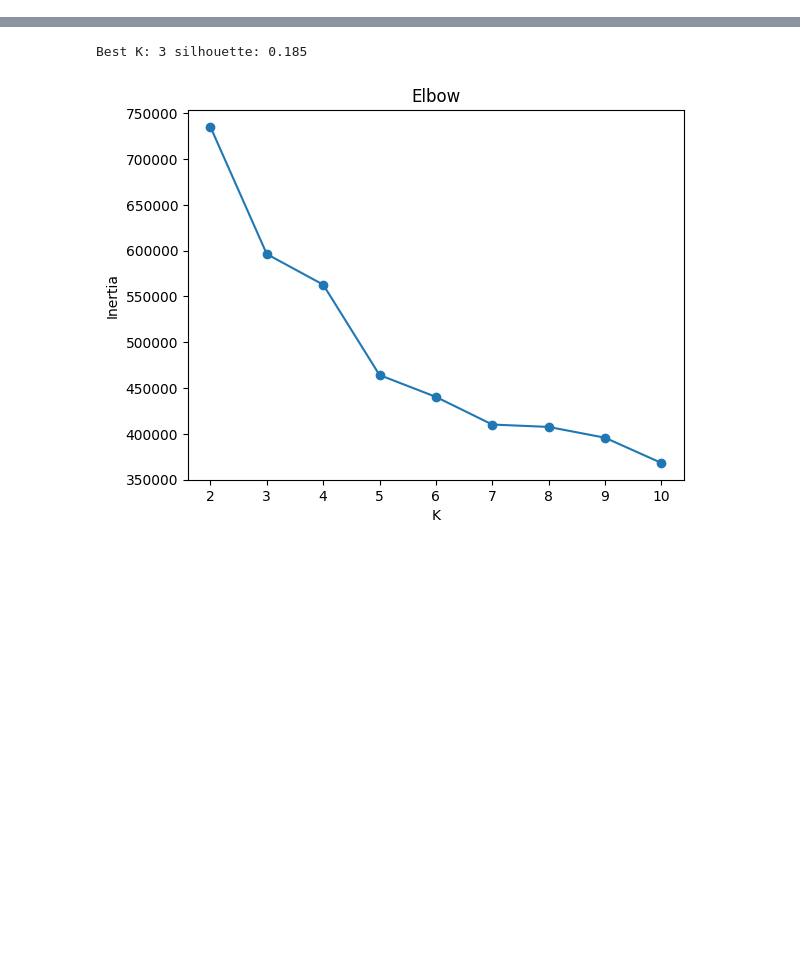
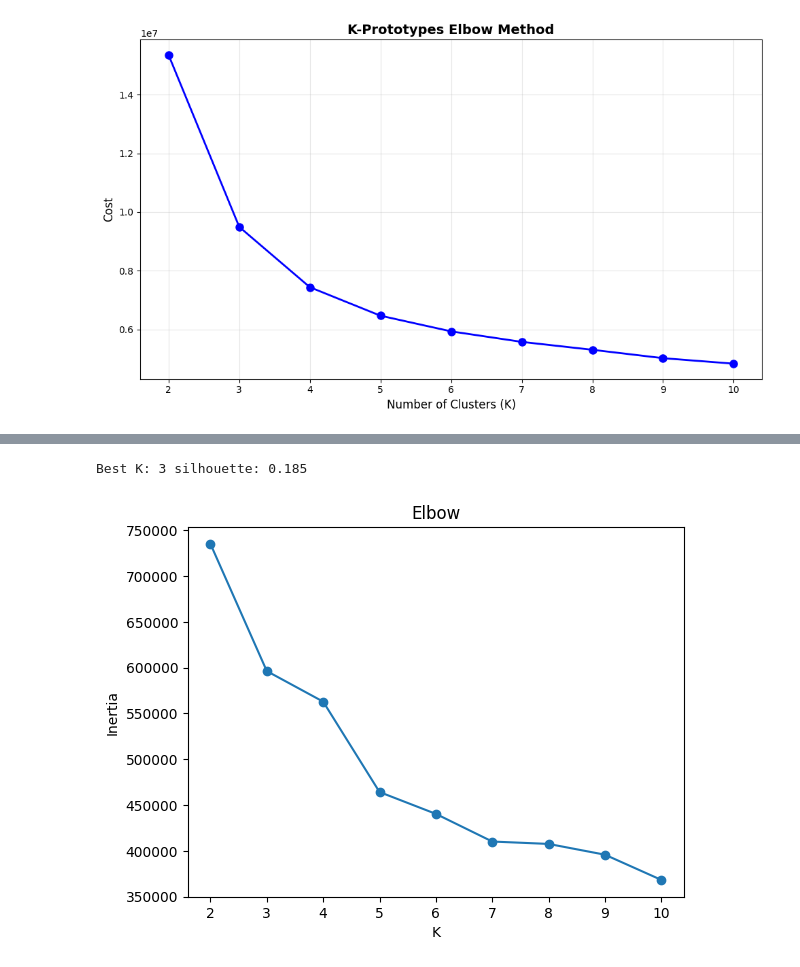
Before and after one commit to beckhamtoh/CS3244-Gun-Violence, a Jupyter notebook: notebooks/clustering.ipynb, the cells around one changed output, grey strips where cells are left out. Cells and saved outputs as stored; diff of their text form; code cells hidden in the pictures; blank space fills up the shorter version.

Commit message:
edited clustering

```diff
--- a/notebooks/clustering.ipynb
+++ b/notebooks/clustering.ipynb
@@ -0,0 +3,99 @@
+# %%
+# import libraries
+import pandas as pd, numpy as np
+from sklearn.impute import SimpleImputer
+from sklearn.preprocessing import StandardScaler
+from sklearn.compose import ColumnTransformer
+from sklearn.pipeline import Pipeline
+from sklearn.metrics import davies_bouldin_score, calinski_harabasz_score, silhouette_score
+from sklearn.decomposition import PCA
+import matplotlib.pyplot as plt
+from kmodes.kprototypes import KPrototypes
+
+# import pre-processed dataset
+df = pd.read_csv("../data/processed/guns_encoded.csv")
+
+# Drop useless columns
+df = df.drop(columns=['S.No.', 'Year', 'Month', 'Date', 'Hispanic'], errors='ignore')
+
+# Define feature groups
+# Already one-hot encoded features
+encoded_categorical = [
+    'Reason_Accidental', 'Reason_Homicide', 'Reason_Suicide', 'Reason_Undetermined',
+    'Education_Bachelors', 'Education_High School', 'Education_Less than High School',
+    'Education_Some college', 'Education_Unknown',
+    'Sex_Female', 'Sex_Male',
+    'Race_Asian/Pacific Islander', 'Race_Black', 'Race_Hispanic',
+    'Race_Native American/Native Alaskan', 'Race_White',
+    'Place of incident_Farm', 'Place of incident_Home', 'Place of incident_Industrial/construction',
+    'Place of incident_Other specified', 'Place of incident_Other unspecified',
+    'Place of incident_Residential institution', 'Place of incident_School/instiution',
+    'Place of incident_Sports', 'Place of incident_Street', 'Place of incident_Trade/service area',
+    'Place of incident_Unspecified',
+    'day_of_week_Friday', 'day_of_week_Monday', 'day_of_week_Saturday',
+    'day_of_week_Sunday', 'day_of_week_Thursday', 'day_of_week_Tuesday', 'day_of_week_Wednesday',
+    'Police involvement', 'isWeekend'
+]
+
+# Numerical features to scale (removed Month and Hispanic)
+num_features = ["Age"]
+
+# Combine all features for clustering
+all_features = encoded_categorical + num_features
+df_cluster = df[all_features].copy()
+
+# --- Preprocess (only need to scale numerical features) ---
+# Categorical features are already encoded, so no imputation/encoding needed
+num_pipeline = Pipeline([
+    ("imp", SimpleImputer(strategy="median")),
+    ("sc", StandardScaler())
+])
+
+pre = ColumnTransformer([
+    ("num", num_pipeline, num_features),
+    ("cat", "passthrough", encoded_categorical)
+], remainder="drop")
+
+# --- Pick K (elbow method) and fit K-Prototypes ---
+
+# Prepare data for K-Prototypes (no preprocessing needed - use raw data)
+
+# Reorder: numerical first, then categorical
+ordered_cols = num_features + encoded_categorical
+X_kproto = df_cluster[ordered_cols].values
+
+# Handle missing values in Age (if any)
+from sklearn.impute import SimpleImputer
+age_imputer = SimpleImputer(strategy='median')
+X_kproto[:, :len(num_features)] = age_imputer.fit_transform(X_kproto[:, :len(num_features)])
+
+# Categorical features start after numerical ones
+categorical_indices = list(range(len(num_features), X_kproto.shape[1]))
+
+print(f"\nData shape: {X_kproto.shape}")
+print(f"Numerical features: {len(num_features)} (indices 0-{len(num_features)-1})")
+print(f"Categorical features: {len(encoded_categorical)} (indices {len(num_features)}-{X_kproto.shape[1]-1})")
+
+# Find optimal K using cost (elbow method)
+costs = []
+K_range = range(2, 11)
+
+print("\nFinding optimal K...")
+for k in K_range:
+    print(f"Testing K={k}...", end=" ")
+    kproto = KPrototypes(n_clusters=k, init='Huang', random_state=3244, verbose=0, n_init=5)
+    kproto.fit(X_kproto, categorical=categorical_indices)
+    costs.append(kproto.cost_)
+    print(f"Cost: {kproto.cost_:.2f}")
+
+# Plot elbow curve
+plt.figure(figsize=(10, 6))
+plt.plot(K_range, costs, 'bo-', marker='o', linewidth=2, markersize=8)
+plt.xlabel('Number of Clusters (K)', fontsize=12)
+plt.ylabel('Cost', fontsize=12)
+plt.title('K-Prototypes Elbow Method', fontsize=14, fontweight='bold')
+plt.grid(True, alpha=0.3)
+plt.xticks(K_range)
+plt.tight_layout()
+plt.show()
+# %% [output]
@@ -0,0 +116 @@
+[figure, added]
```
Also changed, not shown: parts of 21 cells of this notebook.
